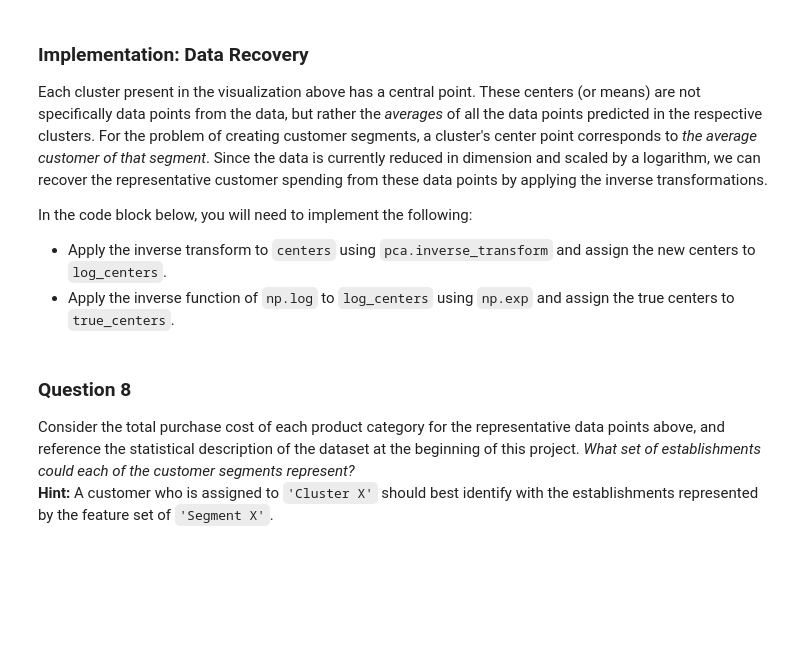
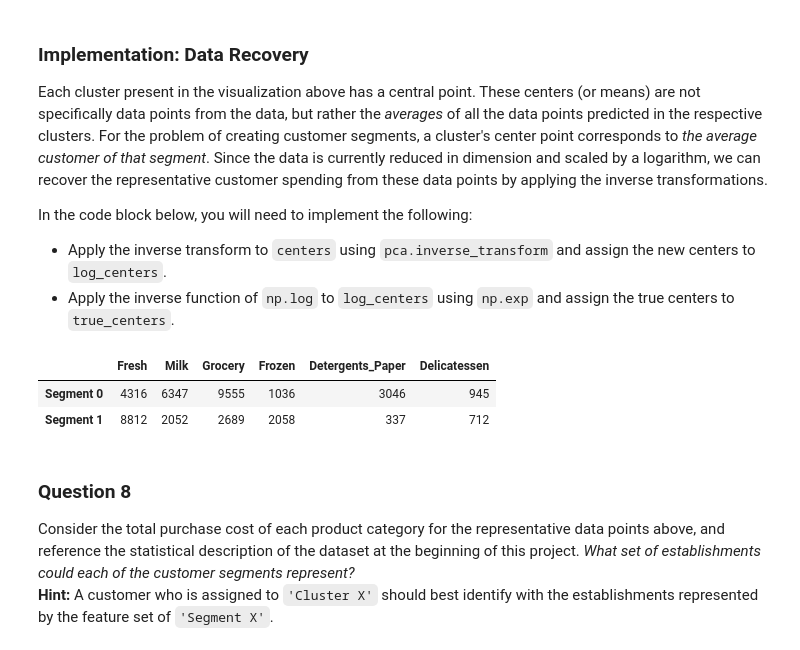
Before and after one commit to longnd84/machine-learning, a Jupyter notebook: projects/creating_customer_segments/customer_segments_Long.ipynb, the cells around one changed output. Saved outputs shown, nothing was run; the diff lists cells and outputs as text; code cells hidden in the pictures; blank space fills up the shorter version.

```diff
--- a/projects/creating_customer_segments/customer_segments_Long.ipynb
+++ b/projects/creating_customer_segments/customer_segments_Long.ipynb
@@ -352,16 +351,22 @@ In the code block below, you will need to implement the following:
    - Assign the silhouette score to `score` and print the result.
 # %%
 # TODO: Apply your clustering algorithm of choice to the reduced data
-clusterer = None
 
+clusterer = GMM(n_components=2, n_iter=100)
+
+clusterer.fit(reduced_data)
 # TODO: Predict the cluster for each data point
-preds = None
+preds = clusterer.predict(reduced_data)
 
 # TODO: Find the cluster centers
-centers = None
+centers = clusterer.means_
 
+print "Cluster centers " , centers
 # TODO: Predict the cluster for each transformed sample data point
-sample_preds = None
+sample_preds = clusterer.predict(pca_samples)
+print "Cluster prediction of chosen samples ", sample_preds
 
 # TODO: Calculate the mean silhouette coefficient for the number of clusters chosen
-score = None
+score = silhouette_score(reduced_data, preds)
+
+print "Silhouette score (mean all samples) ", score
@@ -385,16 +404,20 @@ In the code block below, you will need to implement the following:
  - Apply the inverse function of `np.log` to `log_centers` using `np.exp` and assign the true centers to `true_centers`.
 # %%
 # TODO: Inverse transform the centers
-log_centers = None
+log_centers = pca.inverse_transform(centers)
 
 # TODO: Exponentiate the centers
-true_centers = None
+true_centers = np.exp(log_centers)
 
 # Display the true centers
 segments = ['Segment {}'.format(i) for i in range(0,len(centers))]
 true_centers = pd.DataFrame(np.round(true_centers), columns = data.keys())
 true_centers.index = segments
 display(true_centers)
+# %% [output]
+|  | Fresh | Milk | Grocery | Frozen | Detergents_Paper | Delicatessen |
+| Segment 0 | 4316 | 6347 | 9555 | 1036 | 3046 | 945 |
+| Segment 1 | 8812 | 2052 | 2689 | 2058 | 337 | 712 |
 # %% [markdown]
 ### Question 8
 Consider the total purchase cost of each product category for the representative data points above, and reference the statistical description of the dataset at the beginning of this project. *What set of establishments could each of the customer segments represent?*
```
Also changed, not shown: parts of 22 cells of this notebook, 1 other file.
